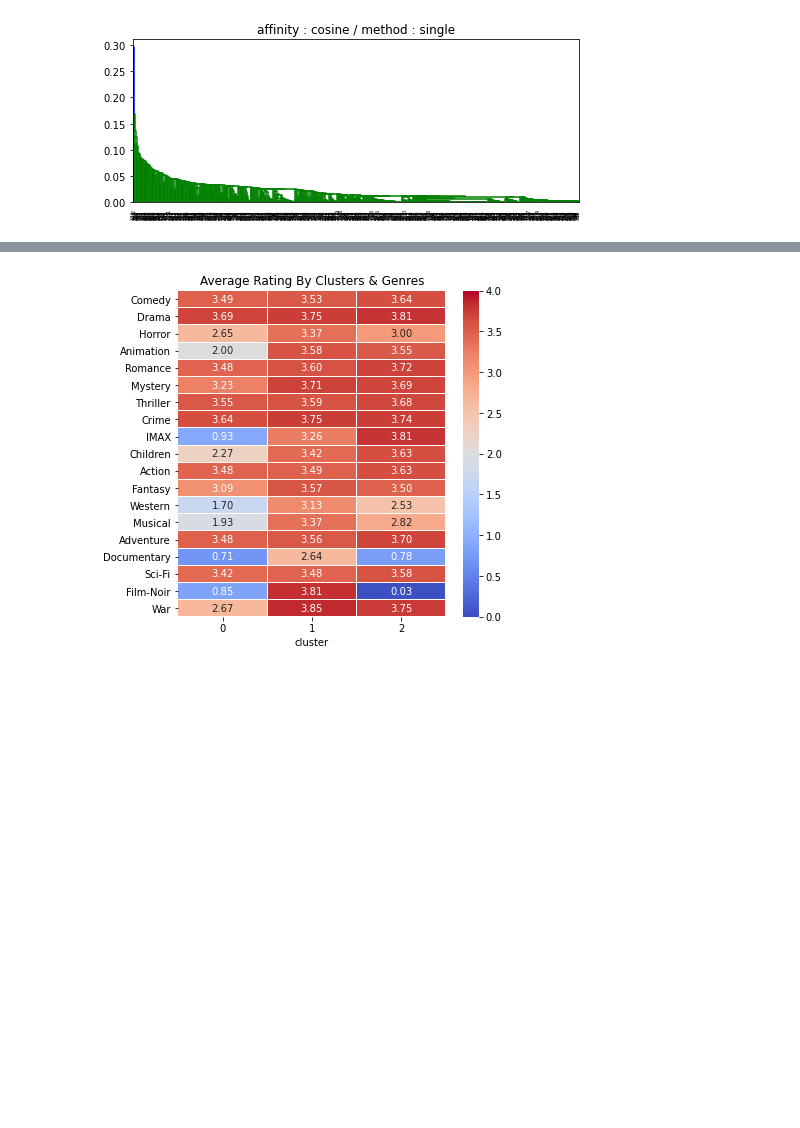
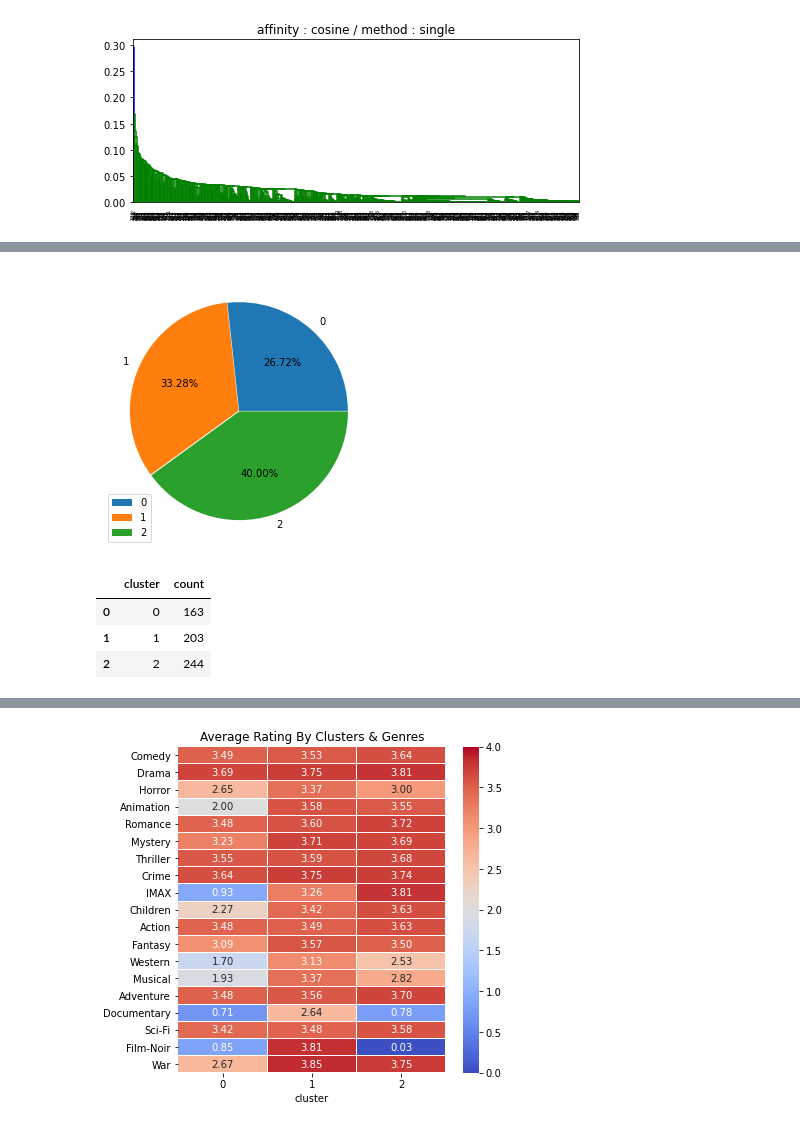
Before and after one commit to eddie0122/Clustering-Practice, a Jupyter notebook: clustering_movielens.ipynb, the cells around one changed output, grey strips where cells are left out. Drawn from its saved outputs; the diff is of its cells as text; code cells hidden in the pictures; blank space fills up the shorter version.

```diff
--- a/clustering_movielens.ipynb
+++ b/clustering_movielens.ipynb
@@ -185,0 +212,20 @@ df_matrix.head(10)
+# %%
+### Clustering : Pie Plot
+df_pie = df_matrix.groupby('cluster').agg({'Crime':'count'}).reset_index()
+df_pie.rename(columns={'Crime':'count'}, inplace=True)
+
+explodes = [0, .005, .005]
+
+plt.figure(figsize=(5,5))
+plt.pie(df_pie['count'], labels=df_pie['cluster'], autopct='%.2f%%',
+        explode=explodes)
+plt.legend()
+plt.show()
+
+df_pie
+# %% [output]
+[figure, added]
+|  | cluster | count |
+| 0 | 0 | 163 |
+| 1 | 1 | 203 |
+| 2 | 2 | 244 |
```
Also changed, not shown: parts of 16 cells of this notebook.
